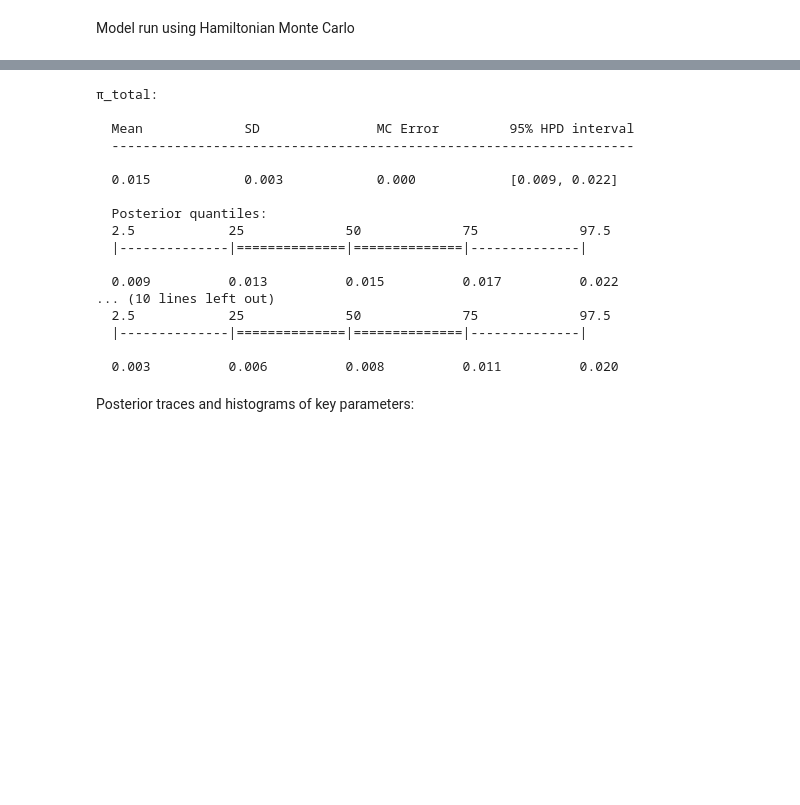
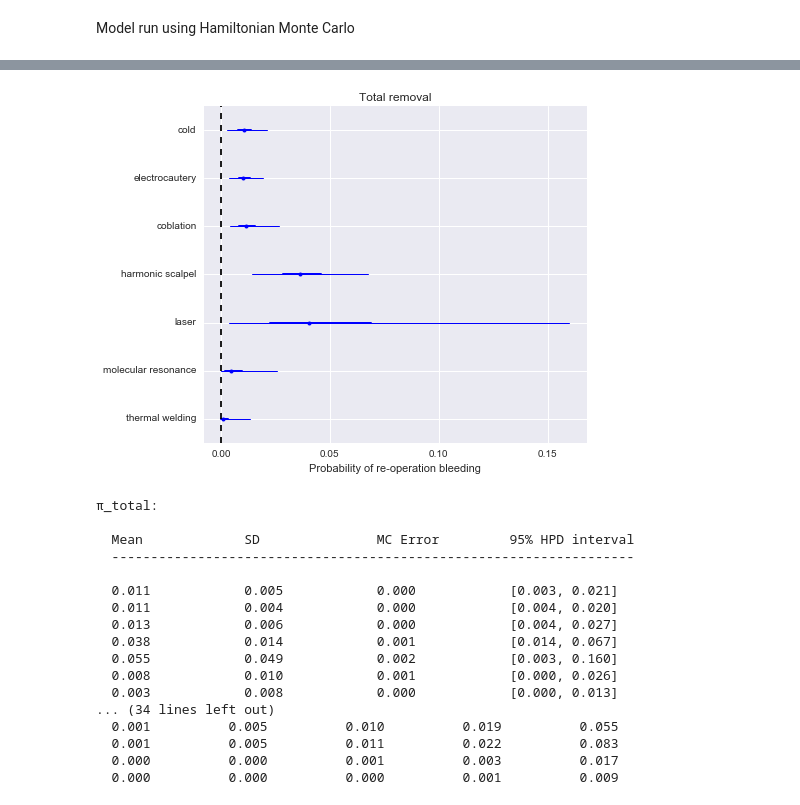
Before and after one commit to VanderbiltPopHealthSci/tonsillectomy_MA, a Jupyter notebook: Bleeding MA.ipynb, the cells around one changed output, grey strips where cells are left out. Drawn from its saved outputs; the diff is of its cells as text; code cells hidden in the pictures; blank space fills up the shorter version.

```diff
--- a/Bleeding MA.ipynb
+++ b/Bleeding MA.ipynb
@@ -184,22 +273,25 @@ Estimates show total removal by surgery to have approximately a 1.5% chance of s
+# %%
+forestplot(reoperation_trace[1000:], varnames=['π_total'], ylabels=technique_includes,
+           main='Total removal', xtitle='Probability of re-operation bleeding');
+# %% [output]
+[figure, added]
 # %%
-summary(bleed_trace[1000:], varnames=['π_total', 'π_partial'])
+summary(reoperation_trace[1000:], varnames=['π_total', 'π_partial'])
 # %% [output]
 π_total:
 
   Mean             SD               MC Error         95% HPD interval
   -------------------------------------------------------------------
 
-  0.015            0.003            0.000            [0.009, 0.022]
-
-  Posterior quantiles:
-  2.5            25             50             75             97.5
-  |--------------|==============|==============|--------------|
-
-  0.009          0.013          0.015          0.017          0.022
-... (10 lines left out)
-  2.5            25             50             75             97.5
-  |--------------|==============|==============|--------------|
-
-  0.003          0.006          0.008          0.011          0.020
+  0.011            0.005            0.000            [0.003, 0.021]
+  0.011            0.004            0.000            [0.004, 0.020]
+  0.013            0.006            0.000            [0.004, 0.027]
+  0.038            0.014            0.001            [0.014, 0.067]
+  0.055            0.049            0.002            [0.003, 0.160]
+  0.008            0.010            0.001            [0.000, 0.026]
+  0.003            0.008            0.000            [0.000, 0.013]
+... (34 lines left out)
+  0.001          0.005          0.010          0.019          0.055
+  0.001          0.005          0.011          0.022          0.083
+  0.000          0.000          0.001          0.003          0.017
+  0.000          0.000          0.000          0.001          0.009
-# %% [markdown]
-Posterior traces and histograms of key parameters:
```
Also changed, not shown: parts of 48 cells of this notebook.
